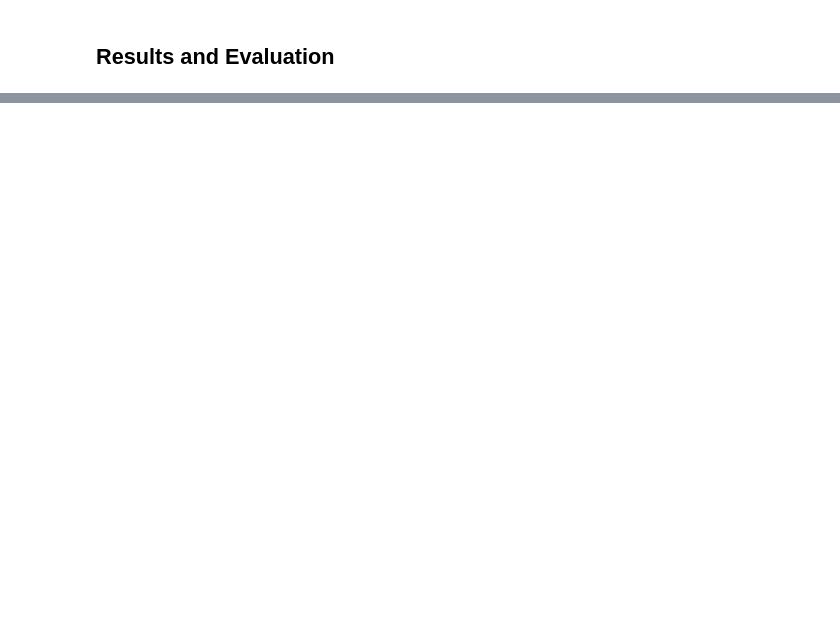
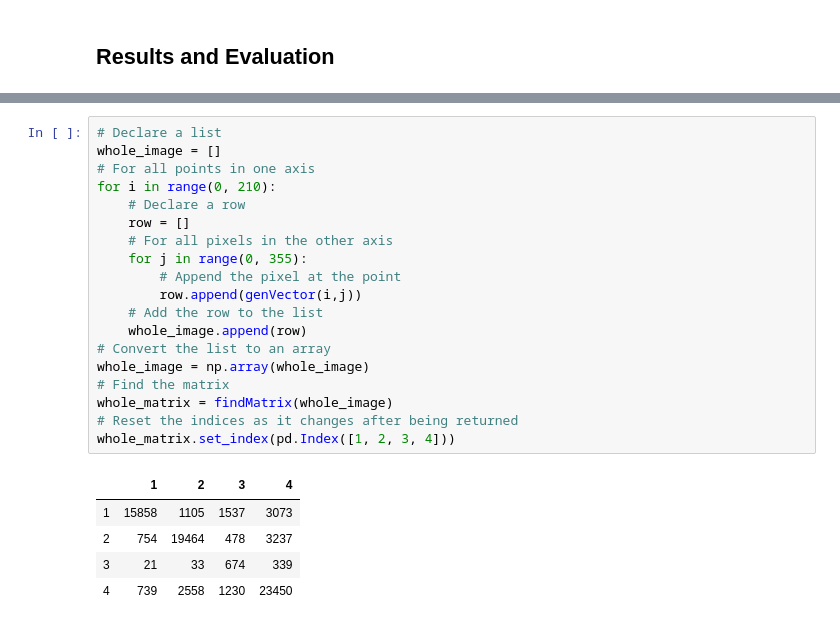
Before and after one commit to Sam-Malpass/Land-Based-Classification, a Jupyter notebook: Land Based Classification.ipynb, the cells around one changed output, grey strips where cells are left out. Saved outputs shown, nothing was run; the diff lists cells and outputs as text; blank space fills up the shorter version.

```diff
--- a/Land Based Classification.ipynb
+++ b/Land Based Classification.ipynb
@@ -313,0 +423,25 @@ plt.show()
+# %%
+# Declare a list
+whole_image = []
+# For all points in one axis
+for i in range(0, 210):
+    # Declare a row
+    row = []
+    # For all pixels in the other axis
+    for j in range(0, 355):
+        # Append the pixel at the point
+        row.append(genVector(i,j))
+    # Add the row to the list
+    whole_image.append(row)
+# Convert the list to an array
+whole_image = np.array(whole_image)
+# Find the matrix
+whole_matrix = findMatrix(whole_image)
+# Reset the indices as it changes after being returned
+whole_matrix.set_index(pd.Index([1, 2, 3, 4]))
+# %% [output]
+|  | 1 | 2 | 3 | 4 |
+| 1 | 15858 | 1105 | 1537 | 3073 |
+| 2 | 754 | 19464 | 478 | 3237 |
+| 3 | 21 | 33 | 674 | 339 |
+| 4 | 739 | 2558 | 1230 | 23450 |
```
Also changed, not shown: parts of 33 cells of this notebook.
